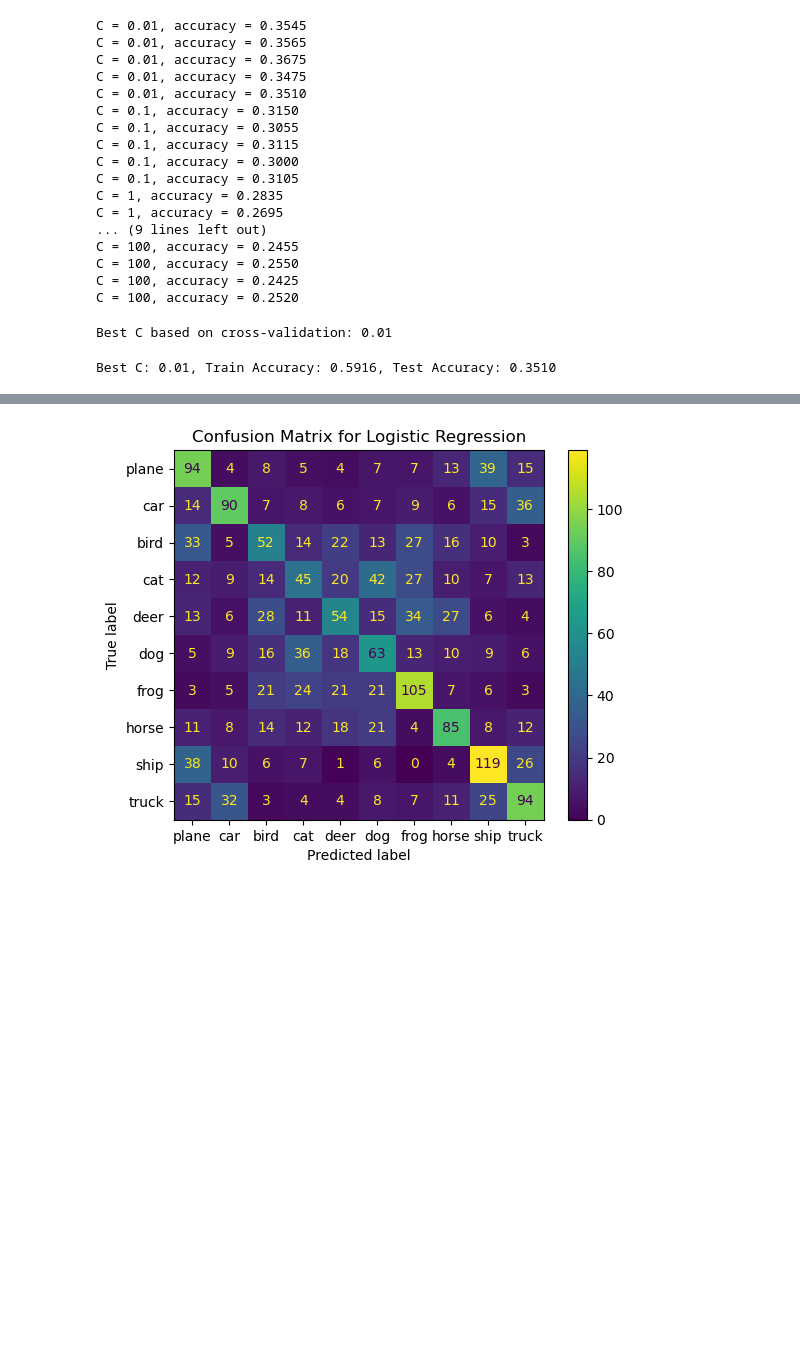
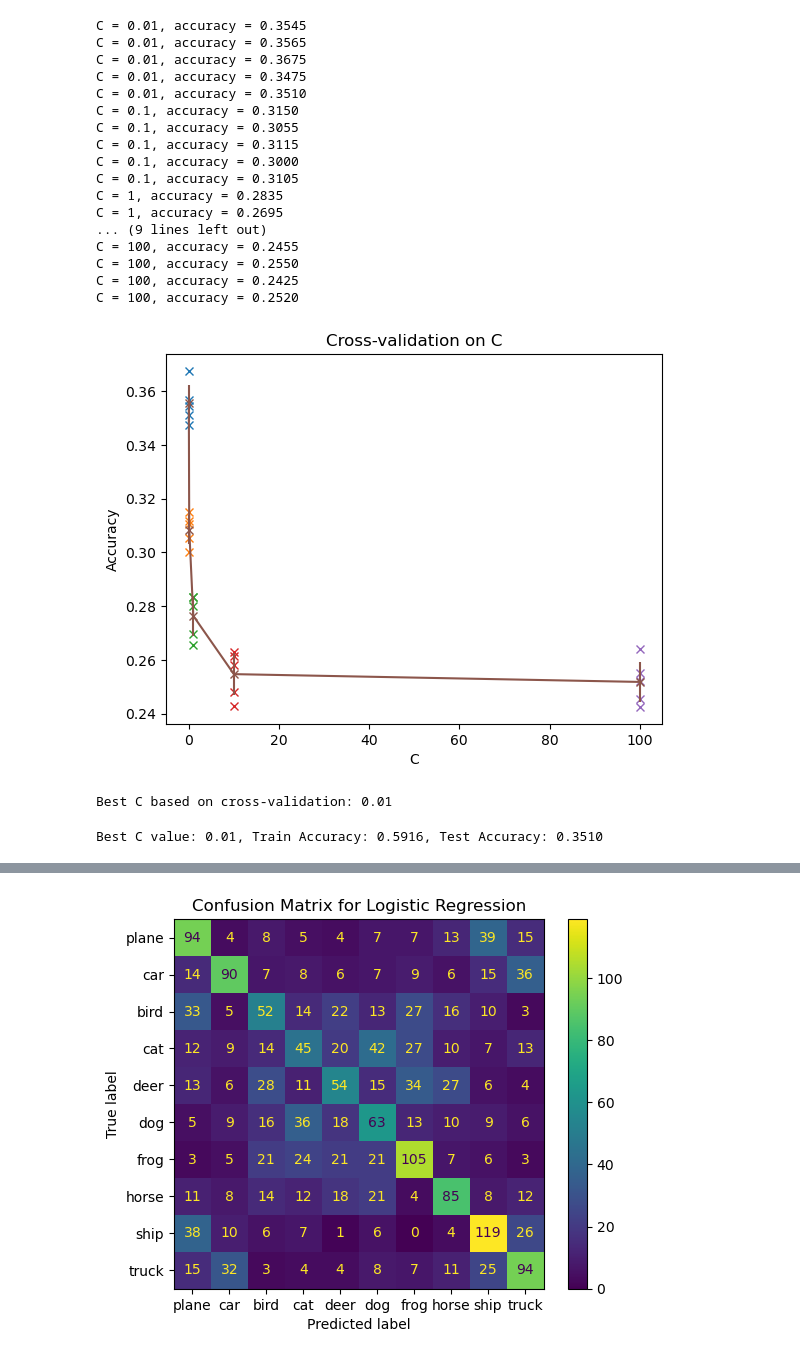
Before and after one commit to jordany33/CIFAR-10-Image-Classification, a Jupyter notebook: CIFAR-10_logistic_Classifier_Implementation.ipynb, the cells around one changed output, grey strips where cells are left out. Drawn from its saved outputs; the diff is of its cells as text; code cells hidden in the pictures; blank space fills up the shorter version.

```diff
--- a/CIFAR-10_logistic_Classifier_Implementation.ipynb
+++ b/CIFAR-10_logistic_Classifier_Implementation.ipynb
@@ -53,9 +53,9 @@ Files already downloaded and verified
 # %%
 def convert_to_numpy(dataloader):
     data, labels = [], []
-    for images, lbls in dataloader:
-        data.append(images.view(images.size(0), -1).numpy())
-        labels.append(lbls.numpy())
+    for i, j in dataloader:
+        data.append(i.view(i.size(0), -1).numpy())
+        labels.append(j.numpy())
     data = np.concatenate(data)
     labels = np.concatenate(labels)
     return data, labels
@@ -73,14 +73,15 @@ X_full_train = scaler.fit_transform(X_full_train)
 X_full_test = scaler.transform(X_full_test)
 # %%
 C_values = [0.01, 0.1, 1, 10, 100]
-C_to_accuracies = {}
+C_accuracies = {}
 
+# 5-fold cross-validation
 for C in C_values:
     lr = LogisticRegression(C=C, max_iter=5000, random_state=seed)
     accuracies = cross_val_score(lr, X_train, y_train, cv=5)
-    C_to_accuracies[C] = accuracies
-    for accuracy in accuracies:
-        print(f"C = {C}, accuracy = {accuracy:.4f}")
+    C_accuracies[C] = accuracies
+    for i in accuracies:
+        print(f"C = {C}, accuracy = {i:.4f}")
 # %% [output]
 C = 0.01, accuracy = 0.3545
 C = 0.01, accuracy = 0.3565
@@ -99,4 +100,18 @@ C = 100, accuracy = 0.2455
 C = 100, accuracy = 0.2550
 C = 100, accuracy = 0.2425
 C = 100, accuracy = 0.2520
+# %%
+for C in C_values:
+    plt.plot([C] * len(C_accuracies[C]), C_accuracies[C], 'x')
+
+mean_accuracies = [np.mean(C_accuracies[C]) for C in C_accuracies]
+std_accuracies = [np.std(C_accuracies[C]) for C in C_accuracies]
+
+plt.errorbar(C_values, mean_accuracies, yerr=std_accuracies, fmt='-x')
+plt.title('Cross-validation on C')
+plt.xlabel('C')
+plt.ylabel('Accuracy')
+plt.show()
+# %% [output]
+[figure, added]
 # %%
@@ -105,15 +120,15 @@ print(f"Best C based on cross-validation: {best_C}")
 # %% [output]
 Best C based on cross-validation: 0.01
 # %%
-lr = LogisticRegression(C=best_C, max_iter=500, random_state=seed)
+lr = LogisticRegression(C=best_C_value, max_iter=5000, random_state=seed)
 lr.fit(X_train, y_train)
 
 train_acc = accuracy_score(y_train, lr.predict(X_train))
 test_acc = accuracy_score(y_test, lr.predict(X_test))
 
-print(f"Best C: {best_C}, Train Accuracy: {train_acc:.4f}, Test Accuracy: {test_acc:.4f}")
+print(f"Best C value: {best_C_value}, Train Accuracy: {train_acc:.4f}, Test Accuracy: {test_acc:.4f}")
 # %% [output]
-Best C: 0.01, Train Accuracy: 0.5916, Test Accuracy: 0.3510
+Best C value: 0.01, Train Accuracy: 0.5916, Test Accuracy: 0.3510
 # %%
 train_sizes = [50, 500, 2000, 5000, 10000, 20000, 40000]
 
```
Also changed, not shown: parts of 7 cells of this notebook.
